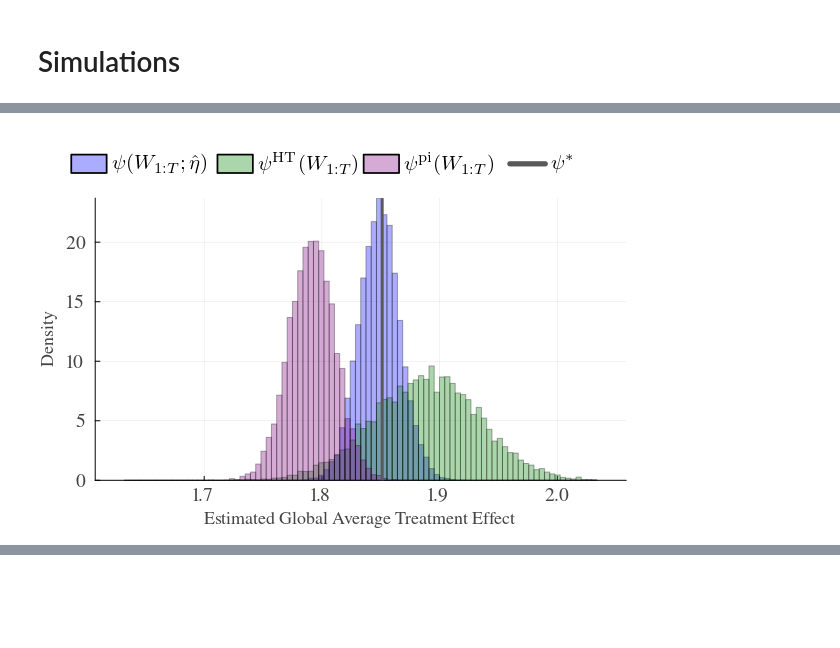
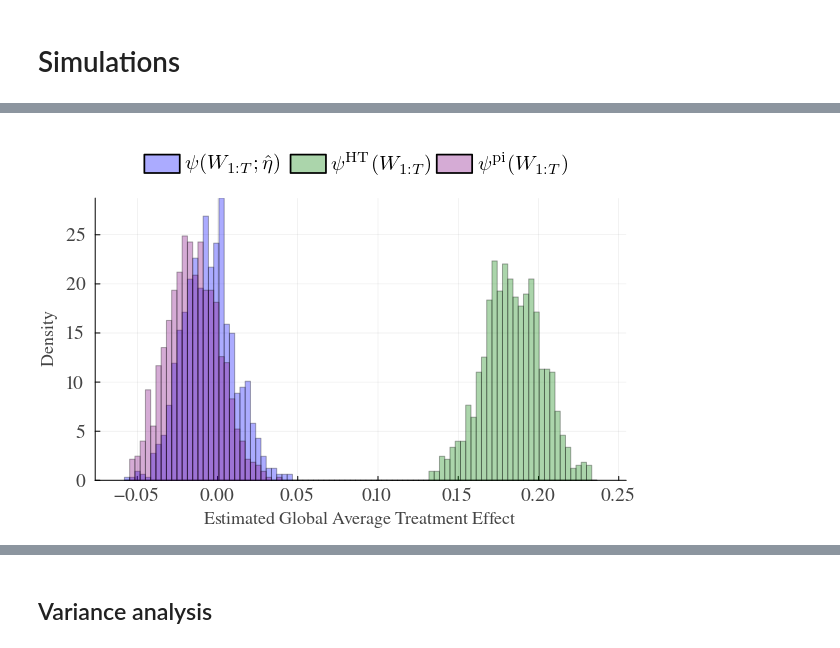
Before and after one commit to johnchrishays/dml4ssi, a Jupyter notebook: simulations.ipynb, the cells around one changed output, grey strips where cells are left out. Drawn from its saved outputs; the diff is of its cells as text; code cells hidden in the pictures; blank space fills up the shorter version.

```diff
--- a/simulations.ipynb
+++ b/simulations.ipynb
@@ -260,7 +383,8 @@ function switchback_ht(D, Y, k)
 end
 
 n_covariates = 1
-D, X, H, Y = dgp(T, m, n_covariates, switch_period; mode = "switch", outcome_dep = false, alpha = alpha_val, sd_error = sd_error)
+eps = 0.05
+D, X, H, Y = dgp(T, m, n_covariates, switch_period; mode = "switch", est_ade = false, alpha = alpha_val, sd_error = sd_error, eps=eps)
 k = 5
 treatment_effect = switchback_ht(D, Y, k)
 println("\nSwitchback treatment effect estimate: ", round(treatment_effect, digits=4))
@@ -477,17 +584,20 @@ run_simulations (generic function with 1 method)
 # %%
 # Run N simulations
-N = 10000
+N = 1000
 T = 1000
 m = 5
-n_covariates = 1
+n_covariates = 10
 switch_period = 10
 sd_error = 10
 
 n_trees = 100
 max_depth = 10
-alpha_val = 1
+alpha_val = 2
+eps = 0.025
 
-switchback_estimates, dml_switchback_estimates, dml_ade_estimates, naive_sb_estimates, naive_ade_estimates, plugin_sb_estimates, plugin_ade_estimates, true_gte, true_direct_effects, dml_switchback_ses, dml_ade_ses  = run_simulations(N, T, m, n_covariates, switch_period, n_trees, max_depth, alpha_val, sd_error)
+switchback_estimates, dml_switchback_estimates, dml_ade_estimates,
+naive_sb_estimates, naive_ade_estimates, plugin_sb_estimates, plugin_ade_estimates,
+true_gte, true_direct_effects, dml_switchback_ses, dml_ade_ses, ssac_ses, dml_naive_estimates = run_simulations(N, T, m, n_covariates, switch_period, n_trees, max_depth, alpha_val, sd_error, eps)
 # %% [output]
 Switchback model -- Out of sample:
 Outcome model -- Out of sample:
@@ -606,10 +818,12 @@ plot!()
 # %%
 # Create histogram of estimates
-bin_lower = min(minimum(switchback_estimates), minimum(naive_sb_estimates), minimum(dml_switchback_estimates))
+psi_star = mean(true_gte)
+bin_lower = min(minimum(switchback_estimates)-psi_star, minimum(naive_sb_estimates)-psi_star, minimum(dml_switchback_estimates)-psi_star)
+bin_upper = max(maximum(switchback_estimates)-psi_star, maximum(naive_sb_estimates)-psi_star, maximum(dml_switchback_estimates)-psi_star)
 incr = (bin_upper - bin_lower) / n_bins
 bins = bin_lower:incr:bin_upper
 
-histogram(dml_switchback_estimates,
+histogram(dml_switchback_estimates .- psi_star,
           alpha=opacity,
           label=L"\psi(W_{1:T}; \hat \eta)",
           normalize=true,
@@ -620,7 +834,7 @@ histogram(dml_switchback_estimates,
           foreground_color_legend = nothing,
           legend_columns=4,
           color=:blue)
-histogram!(naive_sb_estimates,
+histogram!(naive_sb_estimates .- psi_star,
           alpha=opacity,
           label=L"\psi^{\mathrm{HT}}(W_{1:T})",
           normalize=true,
@@ -628,7 +842,7 @@ histogram!(naive_sb_estimates,
           legendfontsize=LEGEND_SIZE,
           tickfontsize=TICK_SIZE,
           color=:green)
-histogram!(plugin_sb_estimates,
+histogram!(plugin_sb_estimates .- psi_star,
           alpha=opacity,
           label=L"\psi^{\mathrm{pi}}(W_{1:T})",
           normalize=true,
@@ -636,13 +850,13 @@ histogram!(plugin_sb_estimates,
           legendfontsize=LEGEND_SIZE,
           tickfontsize=TICK_SIZE,
           color=:purple)
-vline!([mean(true_gte)],
-       label=L"\psi^*",
-       linewidth=3,
-       color=:grey35,
-       legendfontsize=LEGEND_SIZE,
-       tickfontsize=TICK_SIZE,
-       linestyle=:solid)
+# vline!([mean(true_gte)],
+#        label=L"\psi^*",
+#        linewidth=3,
+#        color=:grey35,
+#        legendfontsize=LEGEND_SIZE,
+#        tickfontsize=TICK_SIZE,
+#        linestyle=:solid)
 # title!("Distribution of Treatment Effect Estimates")
 xlabel!("Estimated Global Average Treatment Effect")
 ylabel!("Density")
@@ -655 +871 @@ plot!()
-[figure, old version]
+[figure, new version]
@@ -655,0 +878,2 @@ plot!()
+# %% [markdown]
+## Variance analysis
```
Also changed, not shown: parts of 23 cells of this notebook.
